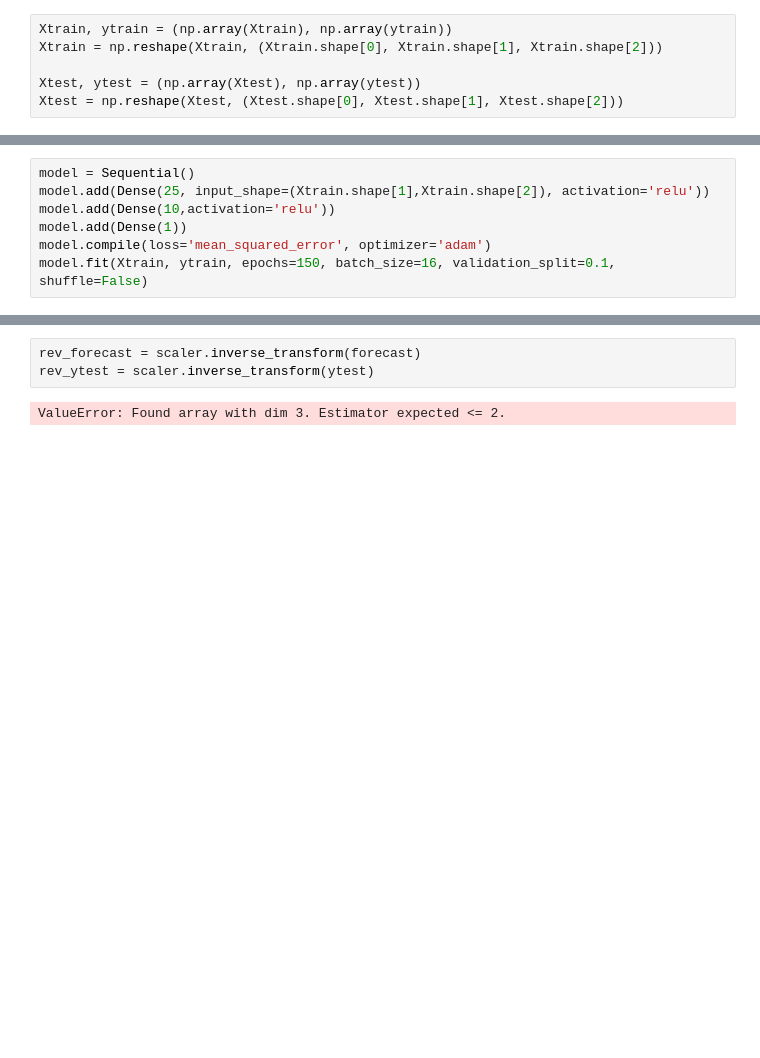
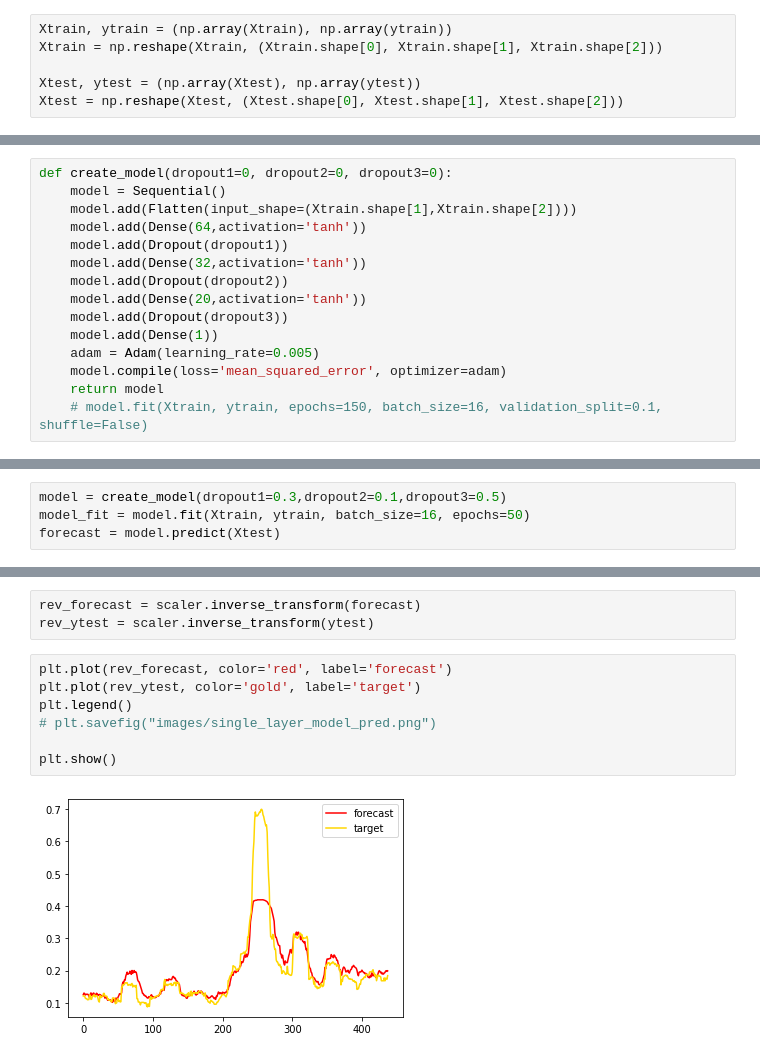
Before and after one commit to eddie8615/cs_project, a Jupyter notebook: ann.ipynb, the cells around one changed output, grey strips where cells are left out. Drawn from its saved outputs; the diff is of its cells as text; blank space fills up the shorter version.

```diff
--- a/ann.ipynb
+++ b/ann.ipynb
@@ -125,8 +125,16 @@ print(ytest.shape)
 (438, 1)
 # %%
-model = Sequential()
-model.add(Dense(25, input_shape=(Xtrain.shape[1],Xtrain.shape[2]), activation='relu'))
-model.add(Dense(10,activation='relu'))
-model.add(Dense(1))
-model.compile(loss='mean_squared_error', optimizer='adam')
-model.fit(Xtrain, ytrain, epochs=150, batch_size=16, validation_split=0.1, shuffle=False)
+def create_model(dropout1=0, dropout2=0, dropout3=0):
+    model = Sequential()
+    model.add(Flatten(input_shape=(Xtrain.shape[1],Xtrain.shape[2])))
+    model.add(Dense(64,activation='tanh'))
+    model.add(Dropout(dropout1))
+    model.add(Dense(32,activation='tanh'))
+    model.add(Dropout(dropout2))
+    model.add(Dense(20,activation='tanh'))
+    model.add(Dropout(dropout3))
+    model.add(Dense(1))
+    adam = Adam(learning_rate=0.005)
+    model.compile(loss='mean_squared_error', optimizer=adam)
+    return model
+    # model.fit(Xtrain, ytrain, epochs=150, batch_size=16, validation_split=0.1, shuffle=False)
@@ -153,0 +198,4 @@ forecast = model.predict(Xtest)
+# %%
+model = create_model(dropout1=0.3,dropout2=0.1,dropout3=0.5)
+model_fit = model.fit(Xtrain, ytrain, batch_size=16, epochs=50)
+forecast = model.predict(Xtest)
@@ -154,5 +220,12 @@ forecast = model.predict(Xtest)
 # %%
 rev_forecast = scaler.inverse_transform(forecast)
 rev_ytest = scaler.inverse_transform(ytest)
-# %% [output]
-ValueError: Found array with dim 3. Estimator expected <= 2.
+# %%
+plt.plot(rev_forecast, color='red', label='forecast')
+plt.plot(rev_ytest, color='gold', label='target')
+plt.legend()
+# plt.savefig("images/single_layer_model_pred.png")
+
+plt.show()
+# %% [output]
+[figure, added]
```
Also changed, not shown: parts of 16 cells of this notebook.
